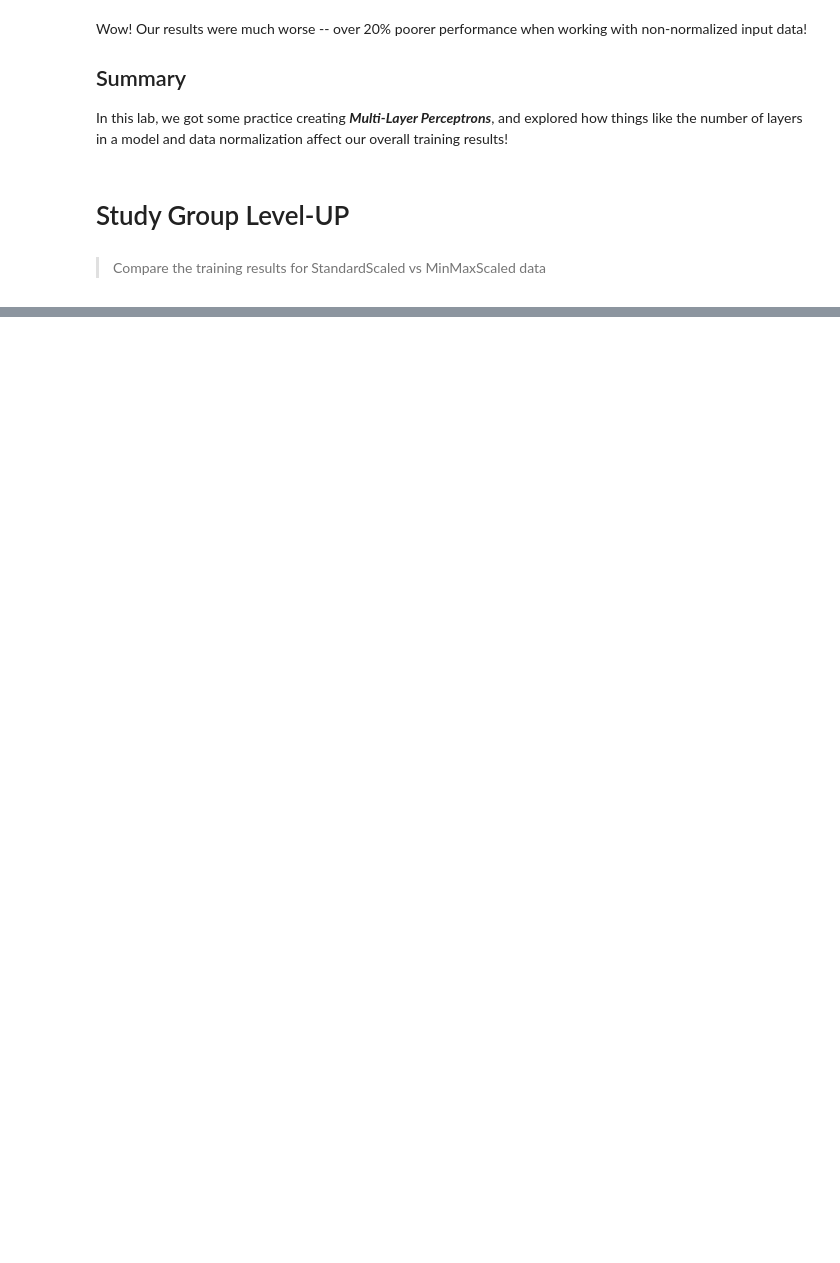
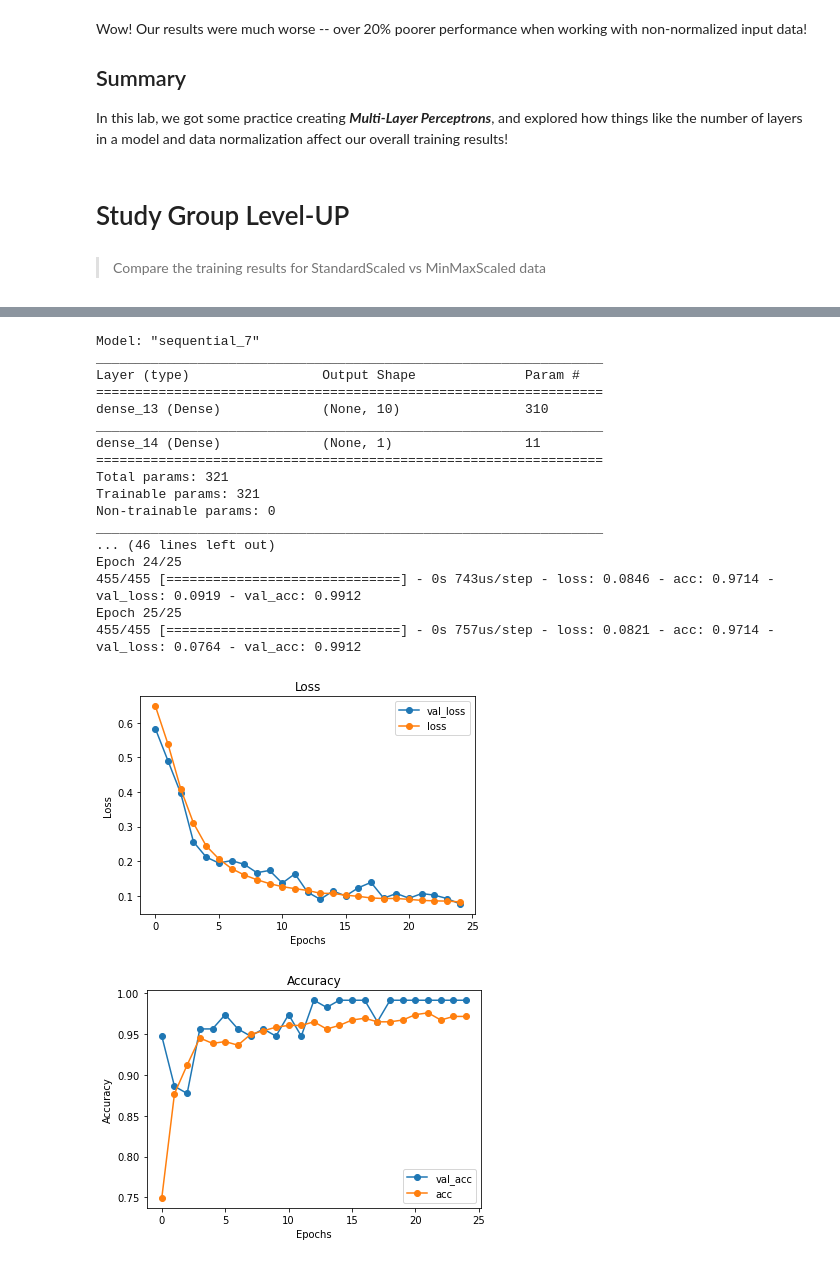
Before and after one commit to learn-co-curriculum/aug-ds-ft-2020-notebooks, a Jupyter notebook: topic41-deep-neural-networks/topic41_deeper_neural_networks_&_lab_SG.ipynb, the cells around one changed output, grey strips where cells are left out. Cells and saved outputs as stored; diff of their text form; code cells hidden in the pictures; blank space fills up the shorter version.

```diff
--- a/topic41-deep-neural-networks/topic41_deeper_neural_networks_&_lab_SG.ipynb
+++ b/topic41-deep-neural-networks/topic41_deeper_neural_networks_&_lab_SG.ipynb
@@ -511,0 +741,35 @@ In this lab, we got some practice creating **_Multi-Layer Perceptrons_**, and ex
+# %%
+from sklearn.preprocessing import MinMaxScaler
+scaler = MinMaxScaler()
+
+min_scaled_data = scaler.fit_transform(data)
+
+model_4 =Sequential()
+model_4.add(Dense(10,activation='relu',input_shape=(30,)))
+model_4.add(Dense(1, activation='sigmoid'))
+
+model_4.compile(loss='binary_crossentropy',optimizer='sgd',metrics=['acc'])
+model_4.summary()
+
+results_4 = model_4.fit(min_scaled_data,target,epochs=25,batch_size=1,validation_split=0.2)
+visualize_training_results(results_4)
+# %% [output]
+Model: "sequential_7"
+_________________________________________________________________
+Layer (type)                 Output Shape              Param #
+=================================================================
+dense_13 (Dense)             (None, 10)                310
+_________________________________________________________________
+dense_14 (Dense)             (None, 1)                 11
+=================================================================
+Total params: 321
+Trainable params: 321
+Non-trainable params: 0
+_________________________________________________________________
+... (46 lines left out)
+Epoch 24/25
+455/455 [==============================] - 0s 743us/step - loss: 0.0846 - acc: 0.9714 - val_loss: 0.0919 - val_acc: 0.9912
+Epoch 25/25
+455/455 [==============================] - 0s 757us/step - loss: 0.0821 - acc: 0.9714 - val_loss: 0.0764 - val_acc: 0.9912
+[figure, added]
+[figure, added]
```
Also changed, not shown: parts of 32 cells of this notebook, 8 other files.
